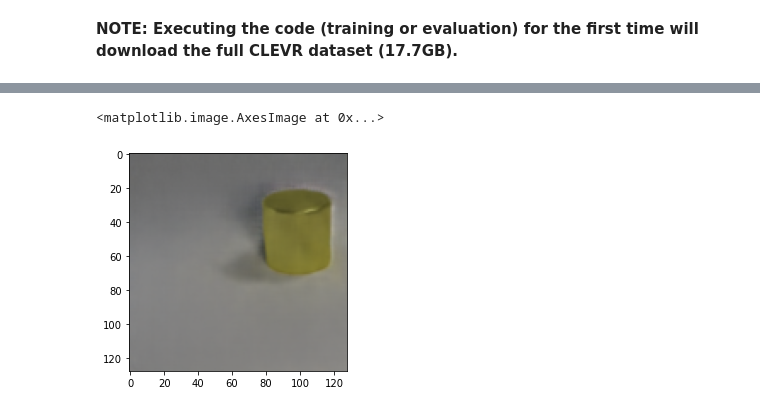
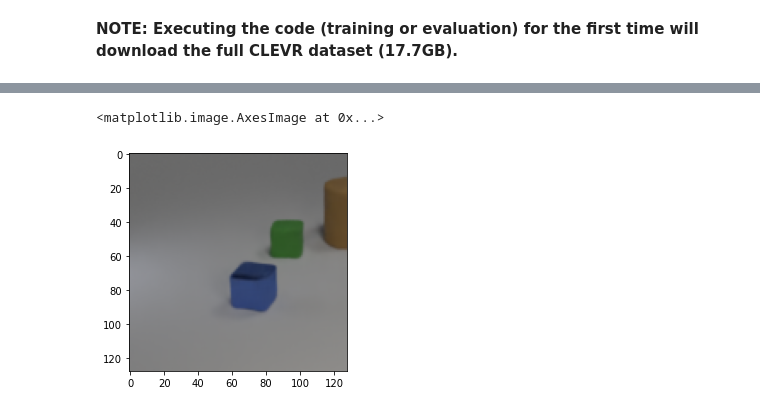
Before and after one commit to joobumjin/SlotAttention, a Jupyter notebook: eval.ipynb, the cells around one changed output, grey strips where cells are left out. Drawn from its saved outputs; the diff is of its cells as text; code cells hidden in the pictures.

```diff
--- a/eval.ipynb
+++ b/eval.ipynb
@@ -99,5 +99,5 @@ for i in range(len(ax)):
 # %%
-plt.imshow(recons[4])
+plt.imshow(recon_combined)
 # %% [output]
 <matplotlib.image.AxesImage at 0x...>
-[figure, old version]
+[figure, new version]
```
Also changed, not shown: parts of 2 cells of this notebook, 3 other files.
